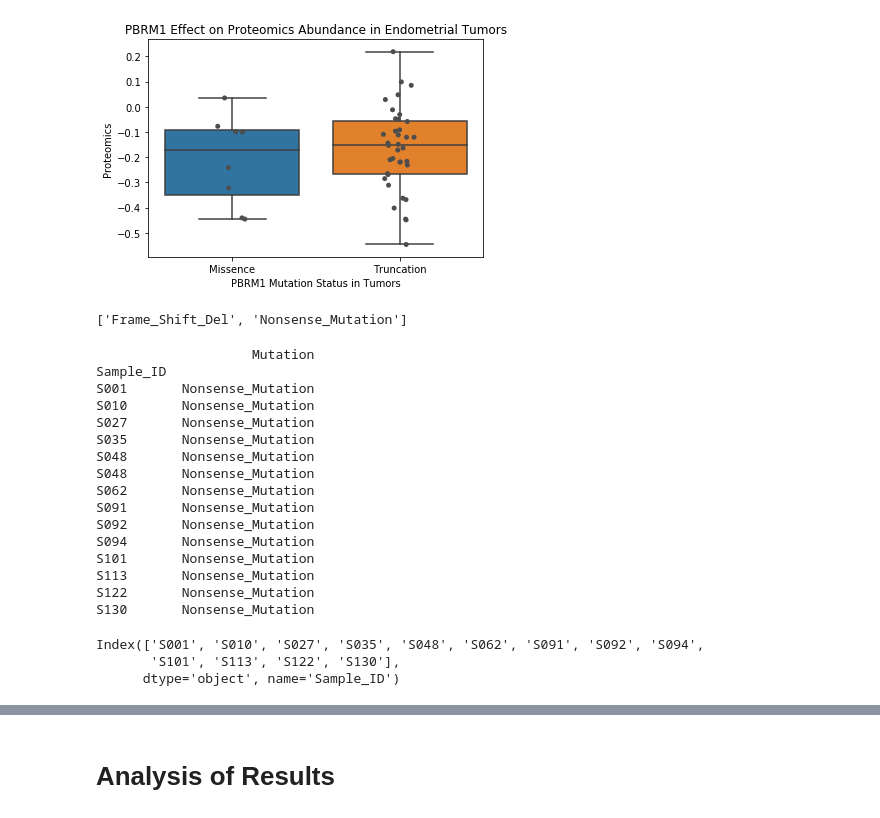
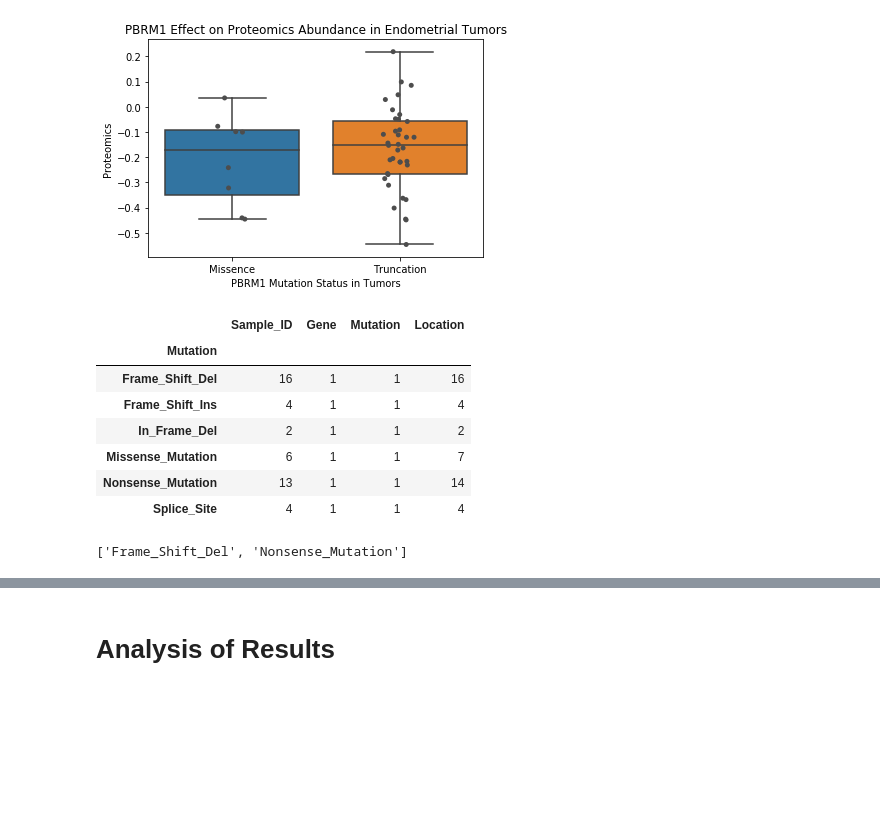
Before and after one commit to PayneLab/WhenMutationsMatter, a Jupyter notebook: Protein Notebooks/Kidney/PBRM1/PBRM1_cis_proteomics.ipynb, the cells around one changed output, grey strips where cells are left out. Cells and saved outputs as stored; diff of their text form; code cells hidden in the pictures; blank space fills up the shorter version.

```diff
--- a/Protein Notebooks/Kidney/PBRM1/PBRM1_cis_proteomics.ipynb
+++ b/Protein Notebooks/Kidney/PBRM1/PBRM1_cis_proteomics.ipynb
@@ -102,4 +102,19 @@ rc_cis_boxplot.set(xlabel = gene + " Mutation Status in Tumors", ylabel = "Prote
 plt.show()
 # %% [output]
 [figure]
+# %%
+# Find common mutations
+somatic_mutations = rc_object.get_mutations()
+gene_mutations = somatic_mutations.loc[somatic_mutations['Gene'] == gene].reset_index()
+mutation_counts = gene_mutations.groupby('Mutation').nunique()
+mutation_counts
+# %% [output]
+|  | Sample_ID | Gene | Mutation | Location |
+| Mutation |  |  |  |  |
+| Frame_Shift_Del | 16 | 1 | 1 | 16 |
+| Frame_Shift_Ins | 4 | 1 | 1 | 4 |
+| In_Frame_Del | 2 | 1 | 1 | 2 |
+| Missense_Mutation | 6 | 1 | 1 | 7 |
+| Nonsense_Mutation | 13 | 1 | 1 | 14 |
+| Splice_Site | 4 | 1 | 1 | 4 |
 # %%
@@ -117,28 +127,3 @@ common_mutations_list = list(filter_common_mutations.index)
 common_mutations_list
 # %% [output]
 ['Frame_Shift_Del', 'Nonsense_Mutation']
-# %%
-l = 'Nonsense_Mutation'
-f = gene_mutations[['Mutation']].where(lambda x: x == 'Nonsense_Mutation').dropna()
-samples_common_mut = f.index.unique()
-samples_common_mut
-# %% [output]
-                    Mutation
-Sample_ID
-S001       Nonsense_Mutation
-S010       Nonsense_Mutation
-S027       Nonsense_Mutation
-S035       Nonsense_Mutation
-S048       Nonsense_Mutation
-S048       Nonsense_Mutation
-S062       Nonsense_Mutation
-S091       Nonsense_Mutation
-S092       Nonsense_Mutation
-S094       Nonsense_Mutation
-S101       Nonsense_Mutation
-S113       Nonsense_Mutation
-S122       Nonsense_Mutation
-S130       Nonsense_Mutation
-Index(['S001', 'S010', 'S027', 'S035', 'S048', 'S062', 'S091', 'S092', 'S094',
-       'S101', 'S113', 'S122', 'S130'],
-      dtype='object', name='Sample_ID')
```
Also changed, not shown: parts of 8 cells of this notebook.
